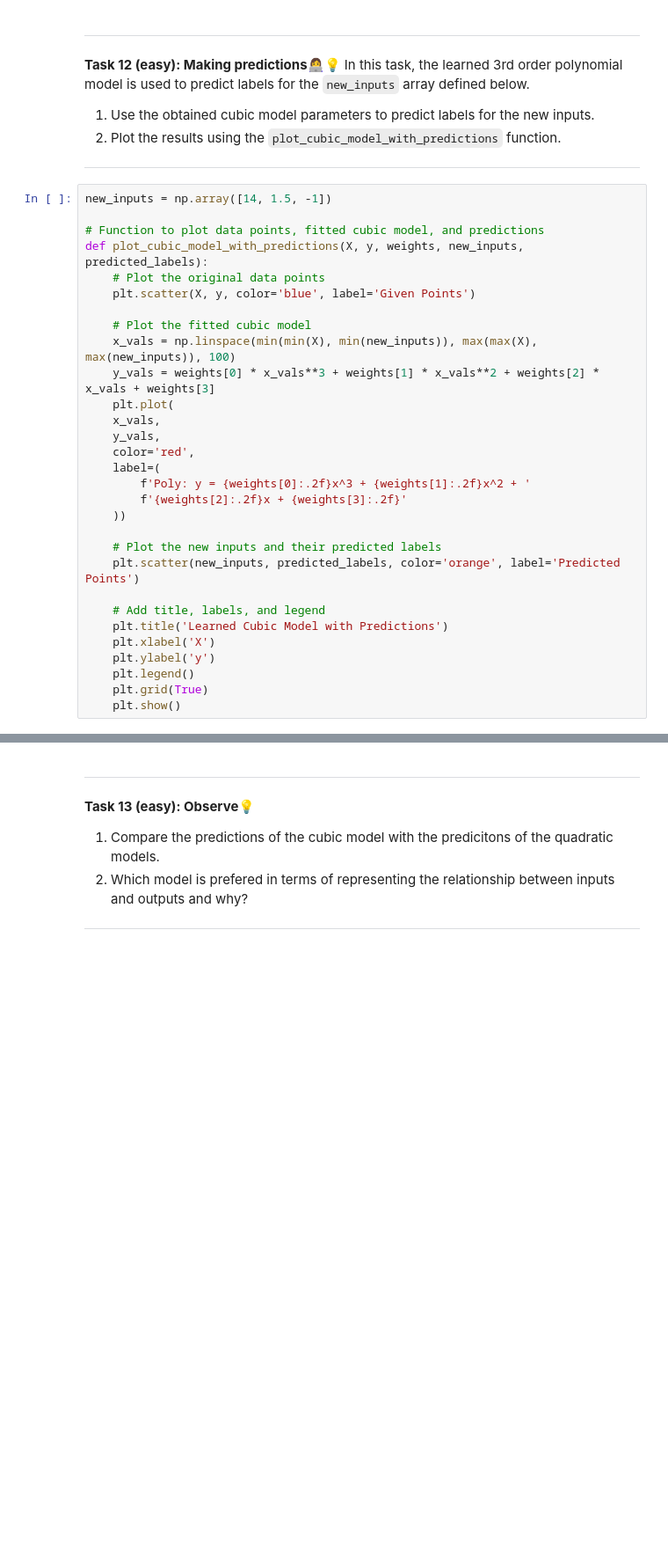
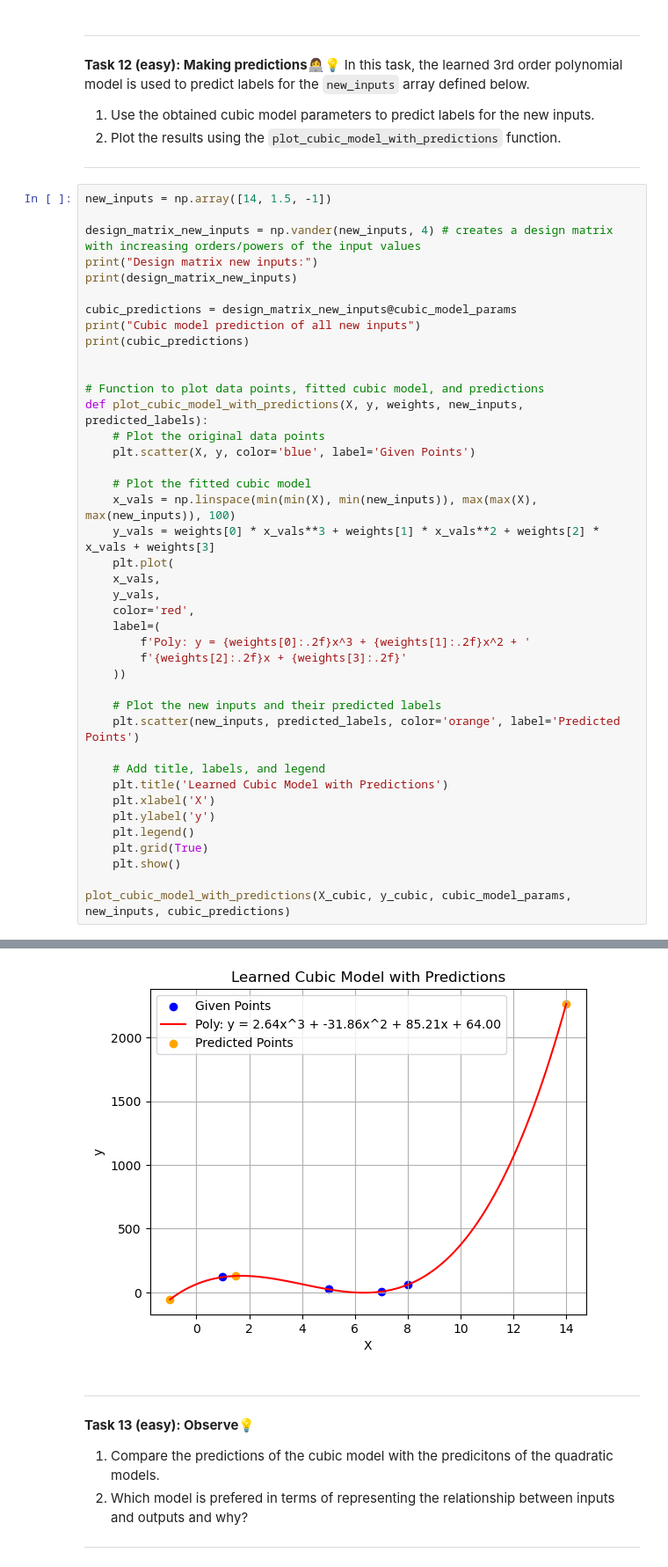
Before and after one commit to Clara-Lyngeraa/IML-Exam, a Jupyter notebook: Question2/b)/01-polynomials.ipynb, the cells around one changed output, grey strips where cells are left out. Shown at 88% size. Saved outputs shown, nothing was run; the diff lists cells and outputs as text; blank space fills up the shorter version.

```diff
--- a/Question2/b)/01-polynomials.ipynb
+++ b/Question2/b)/01-polynomials.ipynb
@@ -351,6 +577,15 @@ In this task, the learned 3rd order polynomial model is used to predict labels f
 ---
 # %%
 new_inputs = np.array([14, 1.5, -1])
+
+design_matrix_new_inputs = np.vander(new_inputs, 4) # creates a design matrix with increasing orders/powers of the input values
+print("Design matrix new inputs:")
+print(design_matrix_new_inputs)
+
+cubic_predictions = design_matrix_new_inputs@cubic_model_params
+print("Cubic model prediction of all new inputs")
+print(cubic_predictions)
+
 
 # Function to plot data points, fitted cubic model, and predictions
 def plot_cubic_model_with_predictions(X, y, weights, new_inputs, predicted_labels):
@@ -379,3 +614,6 @@ def plot_cubic_model_with_predictions(X, y, weights, new_inputs, predicted_label
     plt.legend()
     plt.grid(True)
     plt.show()
+
+plot_cubic_model_with_predictions(X_cubic, y_cubic, cubic_model_params, new_inputs, cubic_predictions)
+# %% [output]
@@ -382,3 +626,4 @@ def plot_cubic_model_with_predictions(X, y, weights, new_inputs, predicted_label
+[figure, added]
 # %% [markdown]
 
 ---
```
Also changed, not shown: parts of 16 cells of this notebook.
